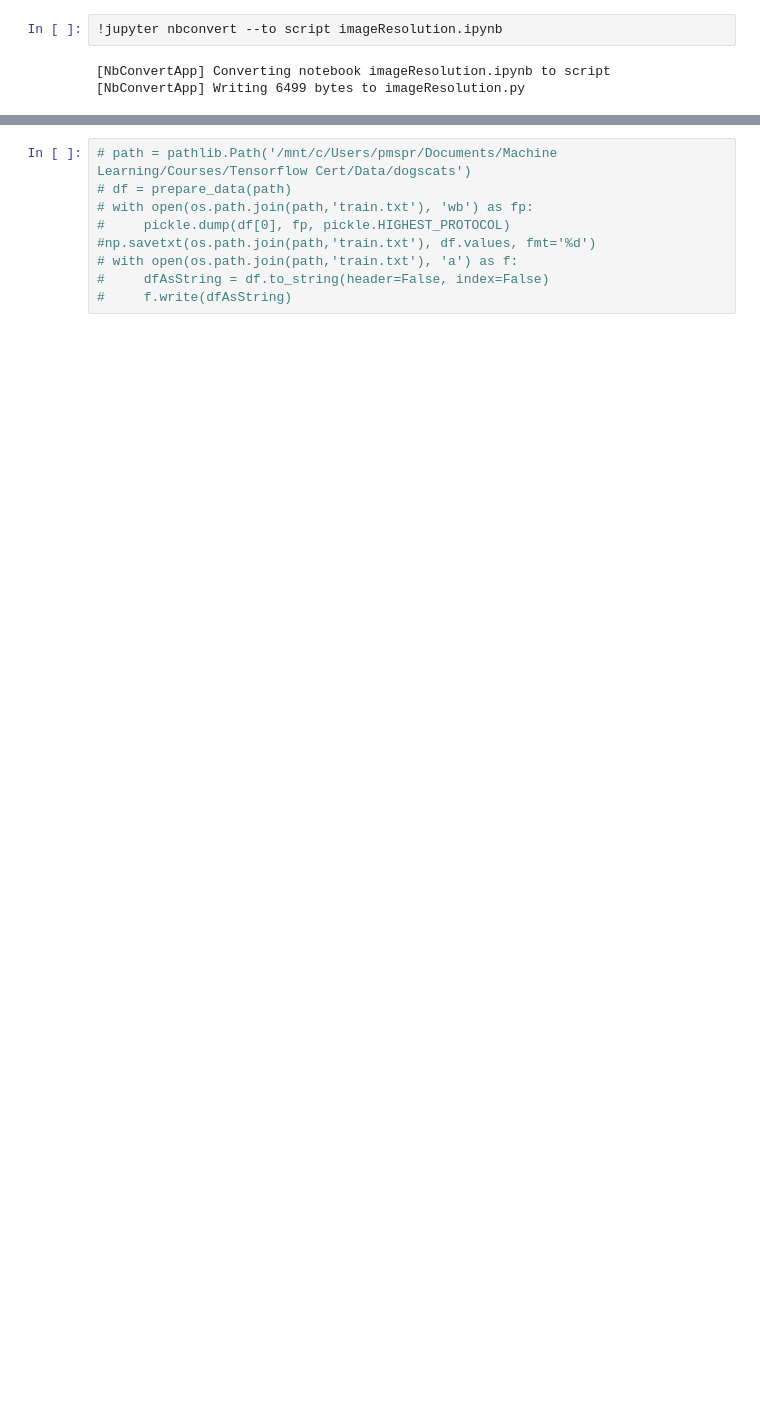
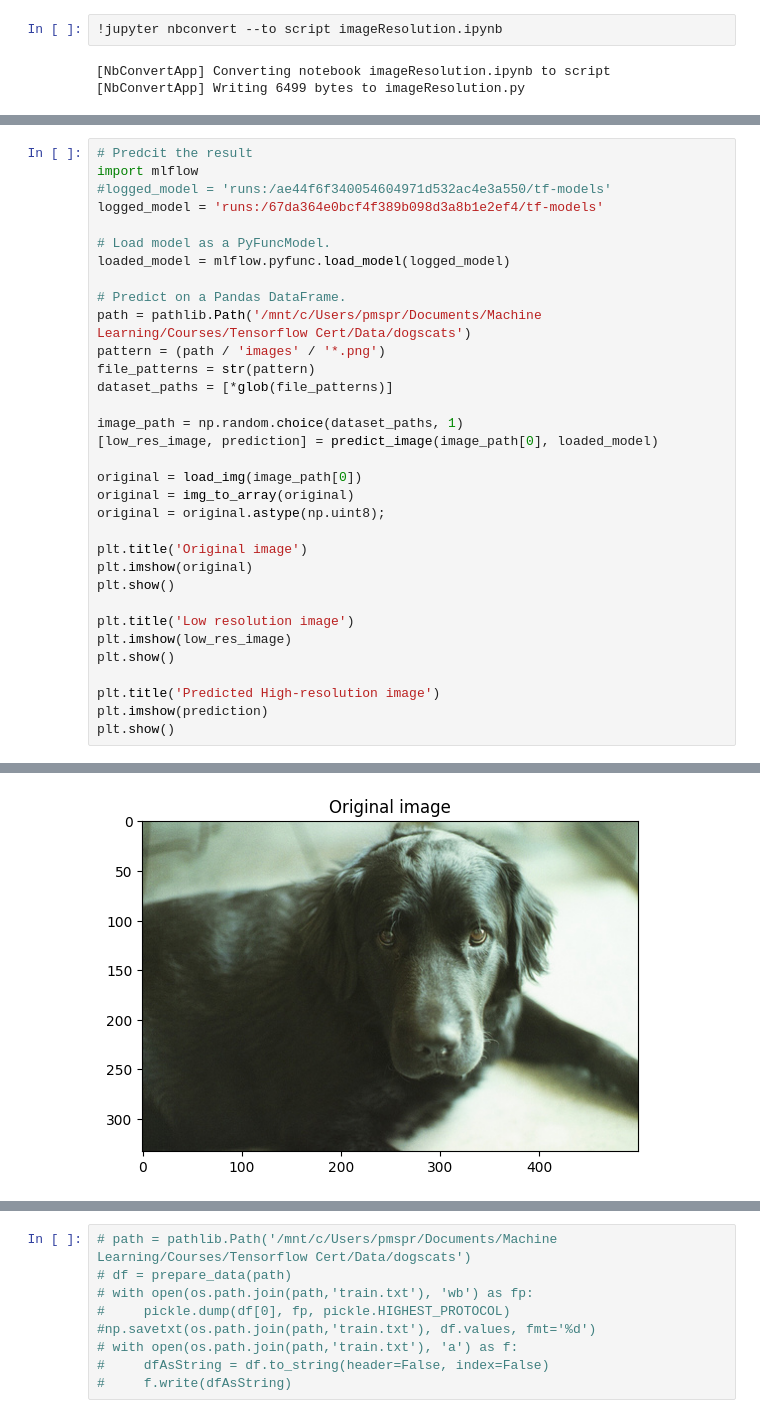
Before and after one commit to pmspraju/MLOps, a Jupyter notebook: imageResolution/imageResolution.ipynb, the cells around one changed output, grey strips where cells are left out. Saved outputs shown, nothing was run; the diff lists cells and outputs as text; blank space fills up the shorter version.

```diff
--- a/imageResolution/imageResolution.ipynb
+++ b/imageResolution/imageResolution.ipynb
@@ -293,0 +385,34 @@ INFO:tensorflow:Assets written to: /tmp/tmphtxhn1s7/model/data/model/assets
+# %%
+# Predcit the result
+import mlflow
+#logged_model = 'runs:/ae44f6f340054604971d532ac4e3a550/tf-models'
+logged_model = 'runs:/67da364e0bcf4f389b098d3a8b1e2ef4/tf-models'
+
+# Load model as a PyFuncModel.
+loaded_model = mlflow.pyfunc.load_model(logged_model)
+
+# Predict on a Pandas DataFrame.
+path = pathlib.Path('/mnt/c/Users/pmspr/Documents/Machine Learning/Courses/Tensorflow Cert/Data/dogscats')
+pattern = (path / 'images' / '*.png')
+file_patterns = str(pattern)
+dataset_paths = [*glob(file_patterns)]
+
+image_path = np.random.choice(dataset_paths, 1)
+[low_res_image, prediction] = predict_image(image_path[0], loaded_model)
+
+original = load_img(image_path[0])
+original = img_to_array(original)
+original = original.astype(np.uint8);
+
+plt.title('Original image')
+plt.imshow(original)
+plt.show()
+
+plt.title('Low resolution image')
+plt.imshow(low_res_image)
+plt.show()
+
+plt.title('Predicted High-resolution image')
+plt.imshow(prediction)
+plt.show()
+# %% [output]
@@ -293,0 +436 @@ INFO:tensorflow:Assets written to: /tmp/tmphtxhn1s7/model/data/model/assets
+[figure, added]
```
Also changed, not shown: parts of 7 cells of this notebook, 6 other files.
